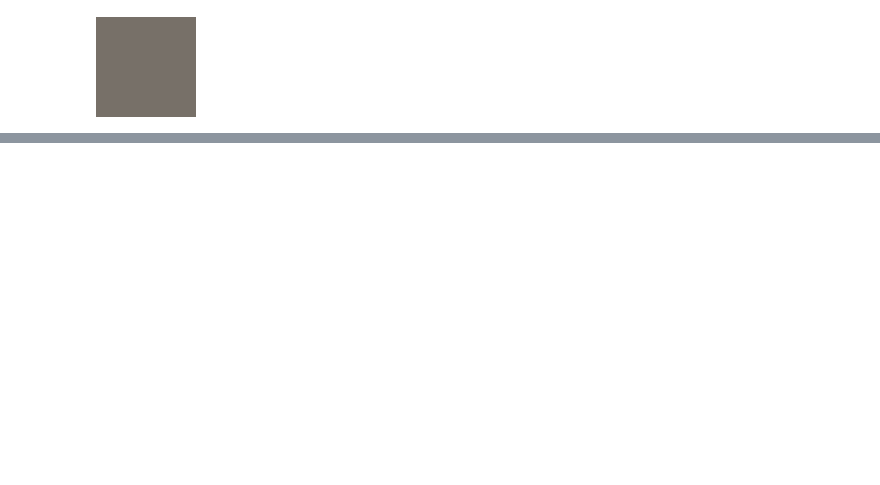
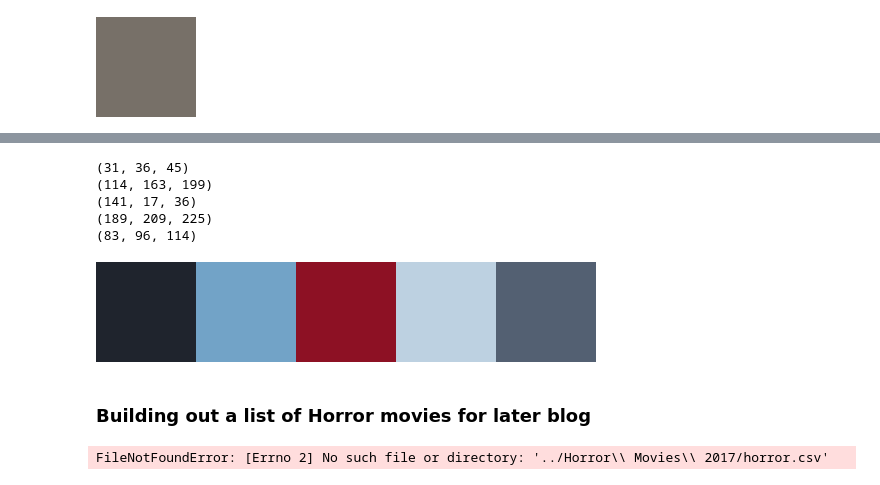
Before and after one commit to NapsterInBlue/Movie-Posters-2017, a Jupyter notebook: Genre Exploration.ipynb, the cells around one changed output, grey strips where cells are left out. Cells and saved outputs as stored; diff of their text form; code cells hidden in the pictures; blank space fills up the shorter version.

```diff
--- a/Genre Exploration.ipynb
+++ b/Genre Exploration.ipynb
@@ -105,0 +89,11 @@ ValueError: x and y can be no greater than 2-D, but have shapes (100,) and (100,
+# %%
+show_key_colors(pick_colors(picVec, 5))
+# %% [output]
+(31, 36, 45)
+(114, 163, 199)
+(141, 17, 36)
+(189, 209, 225)
+(83, 96, 114)
+[figure, added]
+# %% [markdown]
+### Building out a list of Horror movies for later blog
@@ -105,0 +106,7 @@ ValueError: x and y can be no greater than 2-D, but have shapes (100,) and (100,
+# %%
+with open('../Horror\ Movies\ 2017/horror.csv', 'w') as f:
+    writer = csv.writer(f)
+    for movie in horrorMovies:
+        writer.writerow([movie])
+# %% [output]
+FileNotFoundError: [Errno 2] No such file or directory: '../Horror\\ Movies\\ 2017/horror.csv'
```
Also changed, not shown: parts of 13 cells of this notebook, 2 other files.
